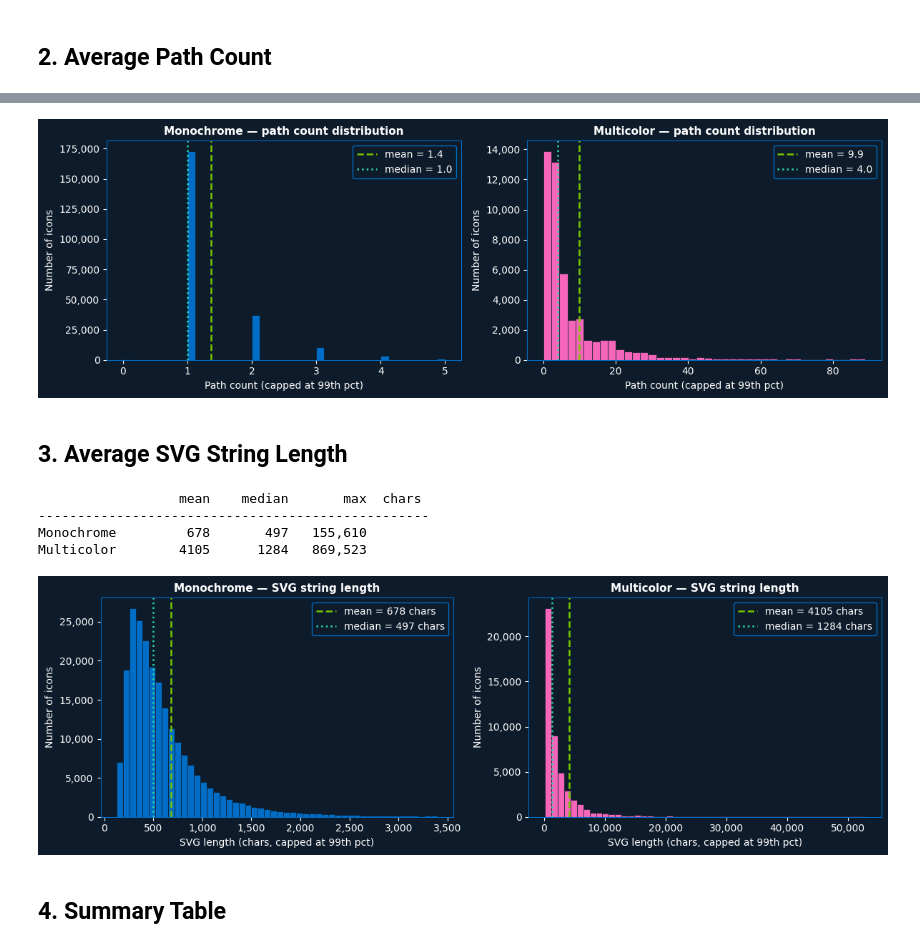
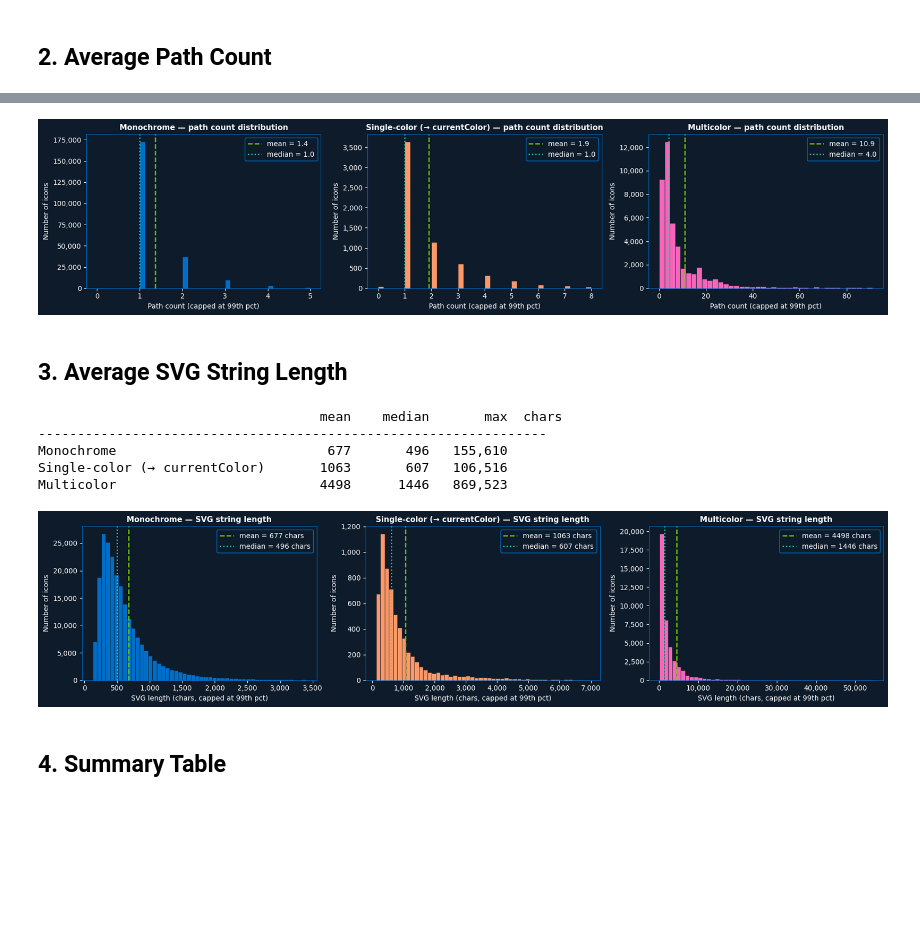
Before and after one commit to yauheniya-adesso/icongenai, a Jupyter notebook: notebooks/01_explore_filtered.ipynb, the cells around one changed output, grey strips where cells are left out. Drawn from its saved outputs; the diff is of its cells as text; code cells hidden in the pictures; blank space fills up the shorter version.

```diff
--- a/notebooks/01_explore_filtered.ipynb
+++ b/notebooks/01_explore_filtered.ipynb
@@ -62,17 +87,18 @@ Total      : 275,912
 # %%
-fig, ax = plt.subplots(figsize=(5, 5), facecolor=dark_bg)
+fig, ax = plt.subplots(figsize=(6, 6), facecolor=dark_bg)
 ax.pie(
-    [len(mono), len(multi)],
+    [len(mono), len(single), len(multi)],
     labels=[
         f"Monochrome\n{len(mono):,} ({len(mono)/total*100:.1f}%)",
+        f"Single-color\n{len(single):,} ({len(single)/total*100:.1f}%)",
         f"Multicolor\n{len(multi):,} ({len(multi)/total*100:.1f}%)",
     ],
-    colors=[blue, pink],
+    colors=[blue, orange, pink],
     startangle=90,
     wedgeprops=dict(linewidth=2, edgecolor=dark_bg),
     textprops=dict(color=white, fontsize=11),
 )
-ax.set_title("Monochrome vs. Multicolor", fontsize=13, color=white, fontweight="bold")
+ax.set_title("Color Classification", fontsize=13, color=white, fontweight="bold")
 plt.tight_layout()
 plt.show()
 # %% [output]
@@ -95,18 +124,18 @@ Multicolor       9.9     4.0     895
 # %%
-fig, axes = plt.subplots(1, 2, figsize=(12, 4), facecolor=dark_bg)
+fig, axes = plt.subplots(1, 3, figsize=(17, 4), facecolor=dark_bg)
 
 for ax, paths, label, color in zip(
     axes,
-    [mono_paths, multi_paths],
-    ["Monochrome", "Multicolor"],
-    [blue, pink],
+    [mono_paths, single_paths, multi_paths],
+    ["Monochrome", "Single-color (→ currentColor)", "Multicolor"],
+    [blue, orange, pink],
 ):
     cap = int(np.percentile(paths, 99))
     ax.hist(paths[paths <= cap], bins=40, color=color, edgecolor=dark_bg, linewidth=0.5)
     ax.axvline(paths.mean(), color=green, linestyle="--", linewidth=1.8,
                label=f"mean = {paths.mean():.1f}")
     ax.axvline(np.median(paths), color=teal, linestyle=":", linewidth=1.8,
-           label=f"median = {np.median(paths):.1f}")
+               label=f"median = {np.median(paths):.1f}")
     ax.set_title(f"{label} — path count distribution", fontsize=11, fontweight="bold")
     ax.set_xlabel("Path count (capped at 99th pct)")
     ax.set_ylabel("Number of icons")
@@ -118,50 +147,53 @@ for ax, paths, label, color in zip(
 plt.tight_layout()
 plt.show()
 # %% [output]
-[figure, old version]
+[figure, new version]
 # %% [markdown]
 ## 3. Average SVG String Length
 # %%
-mono_len  = np.array([len(r["svg"]) for r in mono])
-multi_len = np.array([len(r["svg"]) for r in multi])
+mono_len   = np.array([len(r["svg"]) for r in mono])
+single_len = np.array([len(r["svg"]) for r in single])
+multi_len  = np.array([len(r["svg"]) for r in multi])
 
-print(f"{'':12s}  {'mean':>8}  {'median':>8}  {'max':>8}  chars")
-print("-" * 50)
-print(f"{'Monochrome':12s}  {mono_len.mean():8.0f}  {np.median(mono_len):8.0f}  {mono_len.max():8,}")
-print(f"{'Multicolor':12s}  {multi_len.mean():8.0f}  {np.median(multi_len):8.0f}  {multi_len.max():8,}")
+print(f"{'':30s}  {'mean':>8}  {'median':>8}  {'max':>8}  chars")
+print("-" * 65)
+print(f"{'Monochrome':30s}  {mono_len.mean():8.0f}  {np.median(mono_len):8.0f}  {mono_len.max():8,}")
+print(f"{'Single-color (→ currentColor)':30s}  {single_len.mean():8.0f}  {np.median(single_len):8.0f}  {single_len.max():8,}")
+print(f"{'Multicolor':30s}  {multi_len.mean():8.0f}  {np.median(multi_len):8.0f}  {multi_len.max():8,}")
 # %% [output]
-                  mean    median       max  chars
---------------------------------------------------
-Monochrome         678       497   155,610
-Multicolor        4105      1284   869,523
+                                    mean    median       max  chars
+-----------------------------------------------------------------
+Monochrome                           677       496   155,610
+Single-color (→ currentColor)       1063       607   106,516
+Multicolor                          4498      1446   869,523
 # %%
-fig, axes = plt.subplots(1, 2, figsize=(12, 4), facecolor=dark_bg)
+fig, axes = plt.subplots(1, 3, figsize=(17, 4), facecolor=dark_bg)
 
 for ax, lengths, label, color in zip(
     axes,
-    [mono_len, multi_len],
-    ["Monochrome", "Multicolor"],
-    [blue, pink],
+    [mono_len, single_len, multi_len],
+    ["Monochrome", "Single-color (→ currentColor)", "Multicolor"],
+    [blue, orange, pink],
 ):
     cap = int(np.percentile(lengths, 99))
     ax.hist(lengths[lengths <= cap], bins=50, color=color, edgecolor=dark_bg, linewidth=0.5)
     ax.axvline(lengths.mean(), color=green, linestyle="--", linewidth=1.8,
                label=f"mean = {lengths.mean():.0f} chars")
     ax.axvline(np.median(lengths), color=teal, linestyle=":", linewidth=1.8,
                label=f"median = {np.median(lengths):.0f} chars")
     ax.set_title(f"{label} — SVG string length", fontsize=11, fontweight="bold")
     ax.set_xlabel("SVG length (chars, capped at 99th pct)")
     ax.set_ylabel("Number of icons")
     ax.yaxis.set_major_formatter(mticker.FuncFormatter(lambda x, _: f"{int(x):,}"))
     ax.xaxis.set_major_formatter(mticker.FuncFormatter(lambda x, _: f"{int(x):,}"))
     for spine in ax.spines.values():
         spine.set_edgecolor(blue)
     ax.legend()
 
 plt.tight_layout()
 plt.show()
 # %% [output]
-[figure, old version]
+[figure, new version]
 # %% [markdown]
 ## 4. Summary Table
 # %%
```
Also changed, not shown: parts of 13 cells of this notebook, 5 other files.
